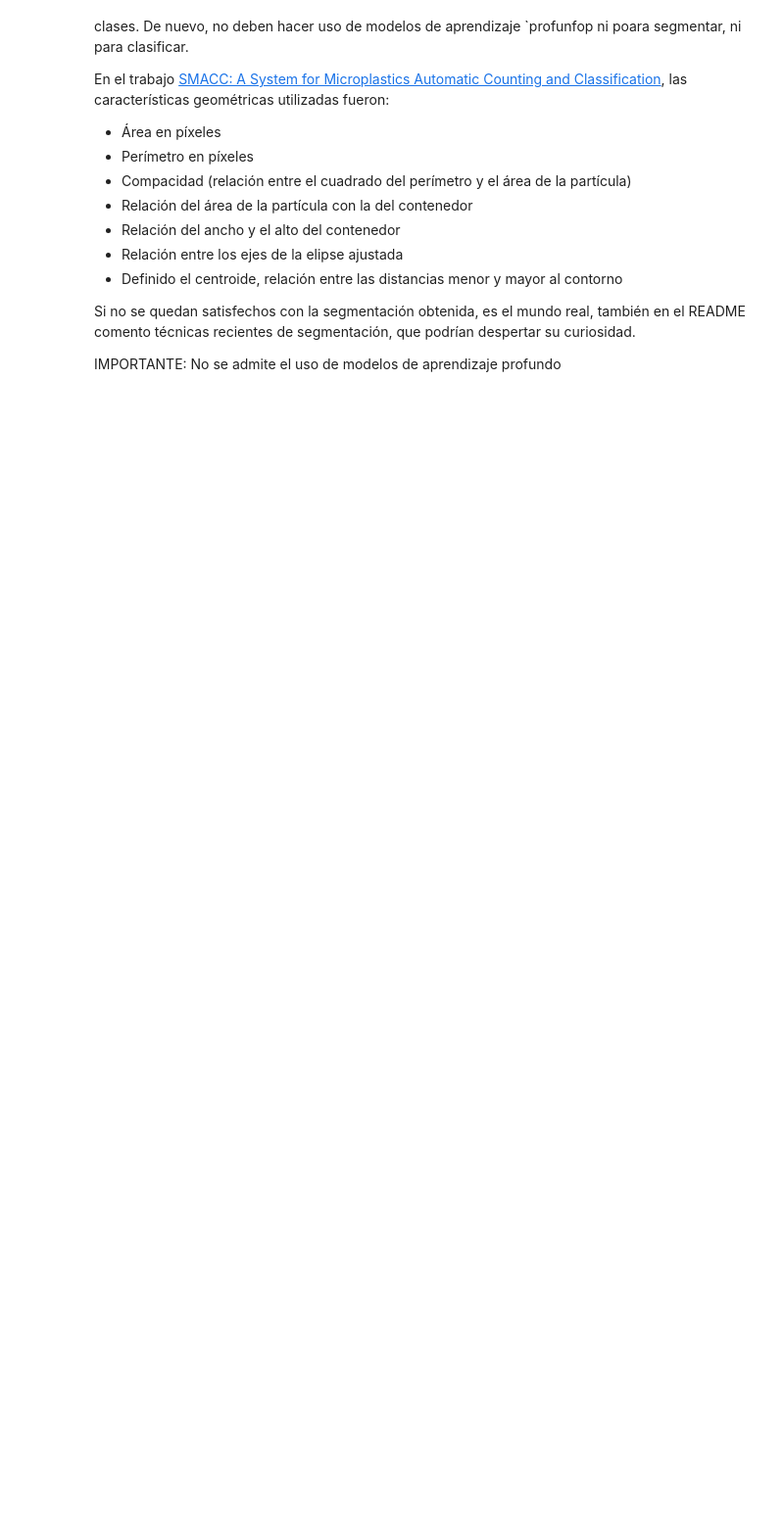
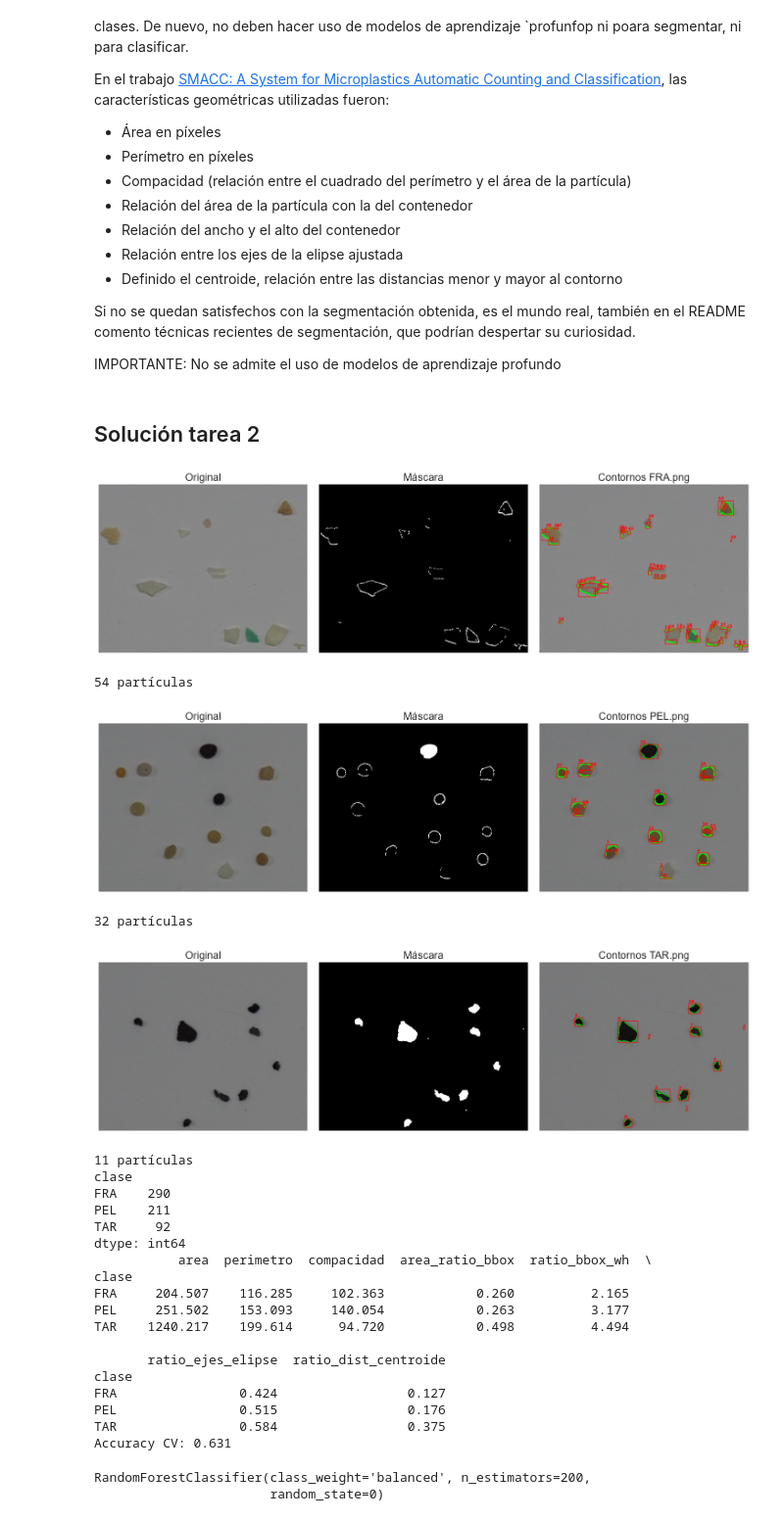
Before and after one commit to kikoalmtana/practicasVC, a Jupyter notebook: P3/VC_P3.ipynb, the cells around one changed output. Shown at 98% size. Drawn from its saved outputs; the diff is of its cells as text; code cells hidden in the pictures; blank space fills up the shorter version.

```diff
--- a/P3/VC_P3.ipynb
+++ b/P3/VC_P3.ipynb
@@ -794,3 +794,5 @@ En el trabajo [SMACC: A System for Microplastics Automatic Counting and Classifi
 Si no se quedan satisfechos con la segmentación obtenida, es el mundo real, también en el README comento técnicas recientes de segmentación, que podrían despertar su curiosidad.
 
 IMPORTANTE: No se admite el uso de modelos de aprendizaje profundo
+# %% [markdown]
+## Solución tarea 2
@@ -796,0 +970,59 @@ IMPORTANTE: No se admite el uso de modelos de aprendizaje profundo
+# %%
+from sklearn.ensemble import RandomForestClassifier
+from sklearn.model_selection import cross_val_score, StratifiedKFold
+
+# 1) Comprobar la segmentación en cada imagen de entrenamiento
+for ruta in ['./tarea2_img/fragment/FRA.png',
+             './tarea2_img/pellet/PEL.png',
+             './tarea2_img/alquitran/TAR.png']:
+    img = cargar(ruta)
+    mask = segmentar(img)                      # prueba metodo='sauvola' también
+    df, cnts, bbs = extraer_particulas(mask)
+    mostrar_segmentacion(img, mask, cnts, bbs, titulo=os.path.basename(ruta))
+    print(len(df), "partículas")
+
+# 2) Construir el dataset de entrenamiento (una etiqueta por imagen)
+rutas = {
+    'FRA': ['./tarea2_img/fragment/fragment-03-olympus-10-01-2020.JPG'],
+    'PEL':    ['./tarea2_img/pellet/pellet-03-olympus-10-01-2020.JPG'],
+    'TAR': ['./tarea2_img/alquitran/tar-03-olympus-10-01-2020.JPG'],
+}
+train = dataset_entrenamiento(rutas)
+print(train.groupby('clase').size())
+print(train.groupby('clase')[FEATURE_NAMES].mean().round(3))
+
+X, y = train[FEATURE_NAMES], train["clase"]
+clf = RandomForestClassifier(n_estimators=200, class_weight="balanced", random_state=0)
+
+# Validación cruzada (usa como máximo tantos folds como muestras tenga la clase más pequeña)
+n_min = y.value_counts().min()
+cv = StratifiedKFold(n_splits=min(5, n_min), shuffle=True, random_state=0)
+print("Accuracy CV:", cross_val_score(clf, X, y, cv=cv).mean().round(3))
+
+clf.fit(X, y)   # entrenamiento final con todos los datos
+# %% [output]
+[figure, added]
+54 partículas
+[figure, added]
+32 partículas
+[figure, added]
+11 partículas
+clase
+FRA    290
+PEL    211
+TAR     92
+dtype: int64
+           area  perimetro  compacidad  area_ratio_bbox  ratio_bbox_wh  \
+clase
+FRA     204.507    116.285     102.363            0.260          2.165
+PEL     251.502    153.093     140.054            0.263          3.177
+TAR    1240.217    199.614      94.720            0.498          4.494
+
+       ratio_ejes_elipse  ratio_dist_centroide
+clase
+FRA                0.424                 0.127
+PEL                0.515                 0.176
+TAR                0.584                 0.375
+Accuracy CV: 0.631
+RandomForestClassifier(class_weight='balanced', n_estimators=200,
+                       random_state=0)
```
Also changed, not shown: parts of 6 cells of this notebook, 6 other files.
